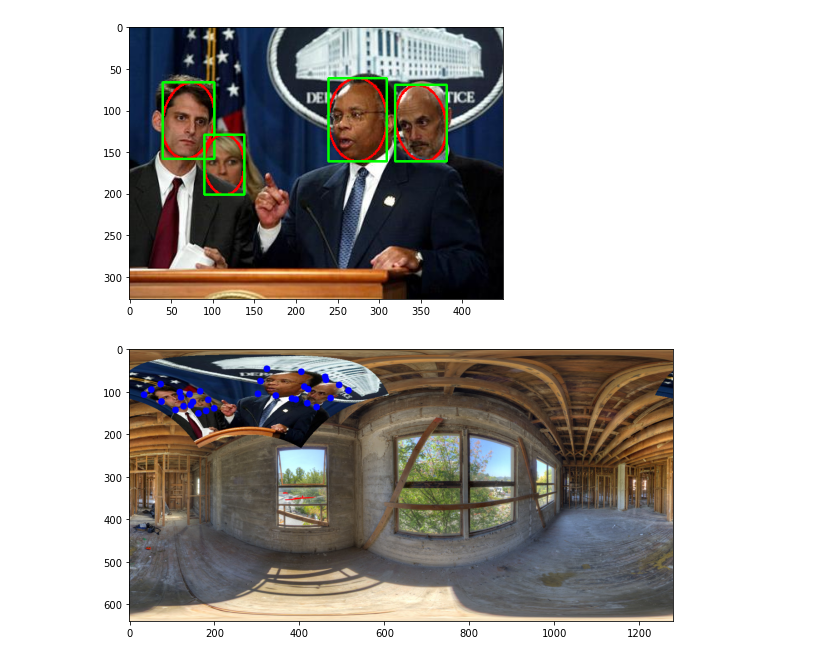
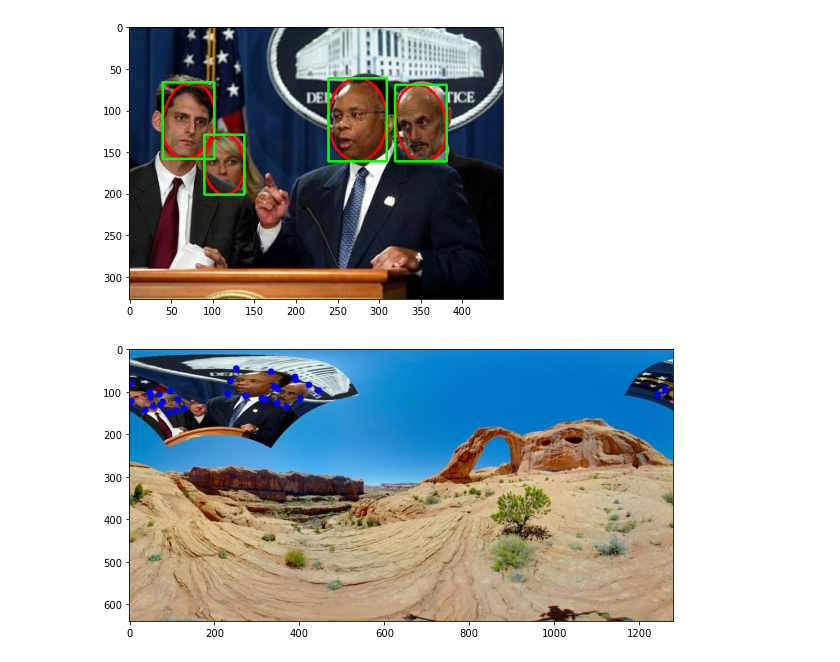
Before and after one commit to TeleMidia/faces360, a Jupyter notebook: ipynb/FDDB_reader.ipynb, the cells around one changed output. Cells and saved outputs as stored; diff of their text form; code cells hidden in the pictures.

```diff
--- a/ipynb/FDDB_reader.ipynb
+++ b/ipynb/FDDB_reader.ipynb
@@ -11,18 +14,3 @@ figsize(12, 5)
 # %%
 folds = get_files_folder('../data/FDDB-folds', lambda x: x.endswith('ellipseList.txt'))
 folds = [x.replace('\\','/') for x in folds]
-# %%
-dataset_path = "../data/dataset_360"
-
-
-#os.mkdir(dataset_path)
-for fold in folds:
-    x = re.findall('FDDB-fold-\d\d', fold)[0]
-    path_fold = os.path.join(dataset_path, x)
-    print(path_fold)
-    images = read_fold(fold)
-
-    #os.mkdir(path_fold)
-
-    for image in images:
-        print(image['path'].replace('/', '_')+'.jpg')
@@ -46,0 +17,2 @@ for fold in folds:
+# %%
+backs = [cv2.imread(url) for url in get_files_folder('../data/equi_backs', is_image)] ## background
@@ -54,7 +70,7 @@ plt.show()
 # %% [output]
 [figure]
 # %%
-def project_fddb_to_equi(image_data, back, phi, theta, r_h = 1):
+def project_fddb_to_equi(image_data, back, phi, theta, r_h = 1, draw_faces = False):
 
     image = draw_image(image_data, draw_faces = False)
 
@@ -65,24 +81,28 @@ def project_fddb_to_equi(image_data, back, phi, theta, r_h = 1):
 
     projected_faces = projected.copy()
 
-
+    faces_points = []
     for face in image_data['faces']:
 
-        projected_points = projector(get8boundingpointsy_x(face['bounding_box']))
+        projected_pointsy_x = projector(get8boundingpointsy_x(face['bounding_box']))
+        projected_points = [(p[1],p[0]) for p in projected_pointsy_x]
+        faces_points.append(projected_points)
+
         t_left, t_center, t_right, c_left, c_right, b_left, b_center, b_right = projected_points
 
         projected_faces = draw_points(projected_faces, projected_points, color = (255,0,0))
 
-    plt.imshow(cv2.cvtColor(projected_faces, cv2.COLOR_BGR2RGB))
-    plt.show()
+    if draw_faces:
+        plt.imshow(cv2.cvtColor(projected_faces, cv2.COLOR_BGR2RGB))
+        plt.show()
 
-    return projected
+    return projected, faces_points
 # %%
-back = cv2.imread("C:/Users/paulo/Pictures/test_faces/equi_images/image (9).JPG", cv2.IMREAD_COLOR)
+back = cv2.imread("../data/equi_backs/image (9).JPG", cv2.IMREAD_COLOR)
 
-proj = project_fddb_to_equi(images[218], back, np.radians(-60), np.radians(100))
+proj, faces_points = project_fddb_to_equi(images[218], back.copy(), np.radians(-60), np.radians(120), draw_faces = True)
 # %% [output]
-[figure, old version]
+[figure, new version]
 # %%
 ##projection -60 to 60 - aproximatedely the same amount of images in each position [-60, -30, 0, 30, 60] - +-2000 range 15
 
```
Also changed, not shown: parts of 4 cells of this notebook, 1 other file.
